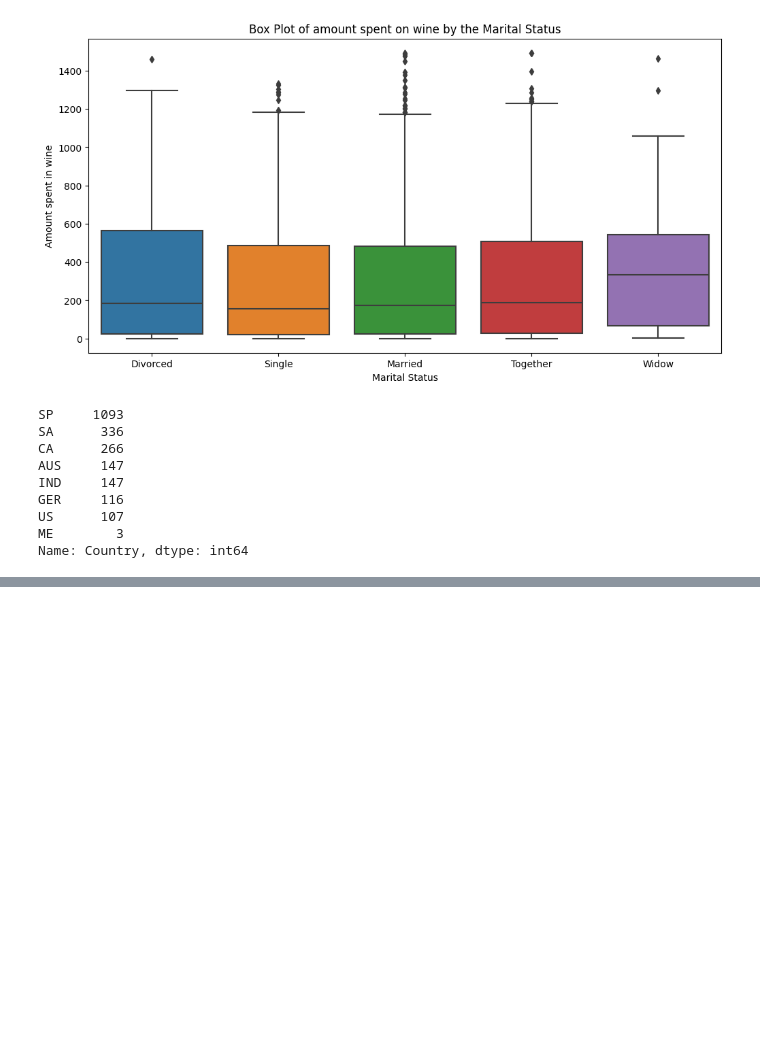
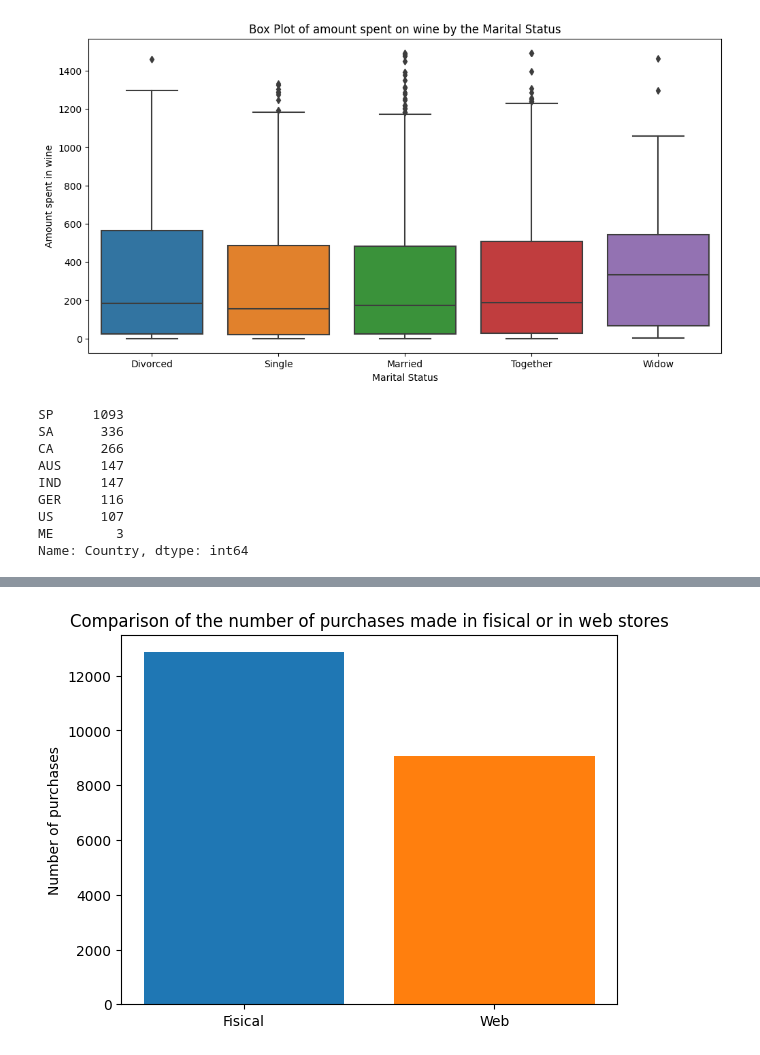
Before and after one commit to Joao-Gabriel05/Final_Project_Codecademy, a Jupyter notebook: code.ipynb, the cells around one changed output, grey strips where cells are left out. Drawn from its saved outputs; the diff is of its cells as text; code cells hidden in the pictures; blank space fills up the shorter version.

```diff
--- a/code.ipynb
+++ b/code.ipynb
@@ -304,0 +289,8 @@ plt.show()
+# %%
+plt.bar(x='Fisical',height=data['NumStorePurchases'].sum())
+plt.bar(x='Web',height=data['NumWebPurchases'].sum())
+plt.ylabel('Number of purchases')
+plt.title('Comparison of the number of purchases made in fisical or in web stores')
+plt.show()
+# %% [output]
+[figure, added]
```
Also changed, not shown: parts of 4 cells of this notebook.
